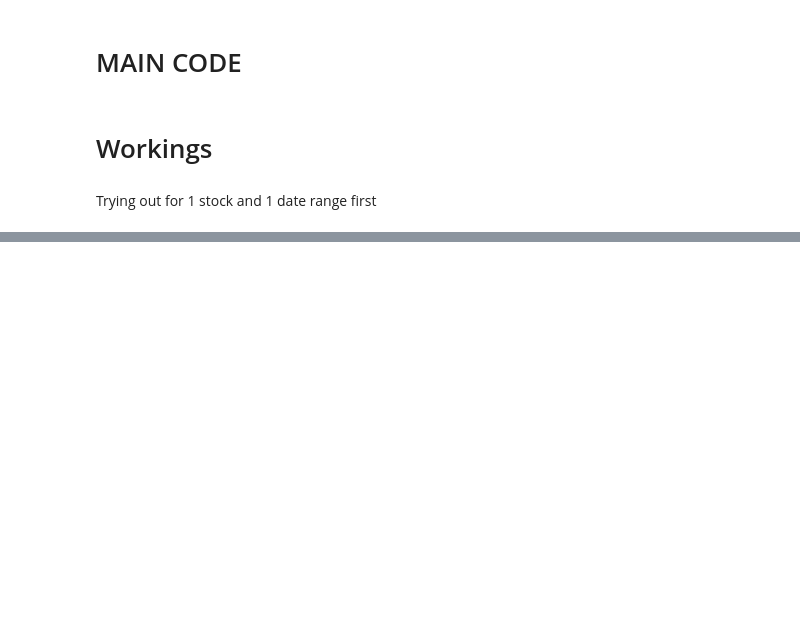
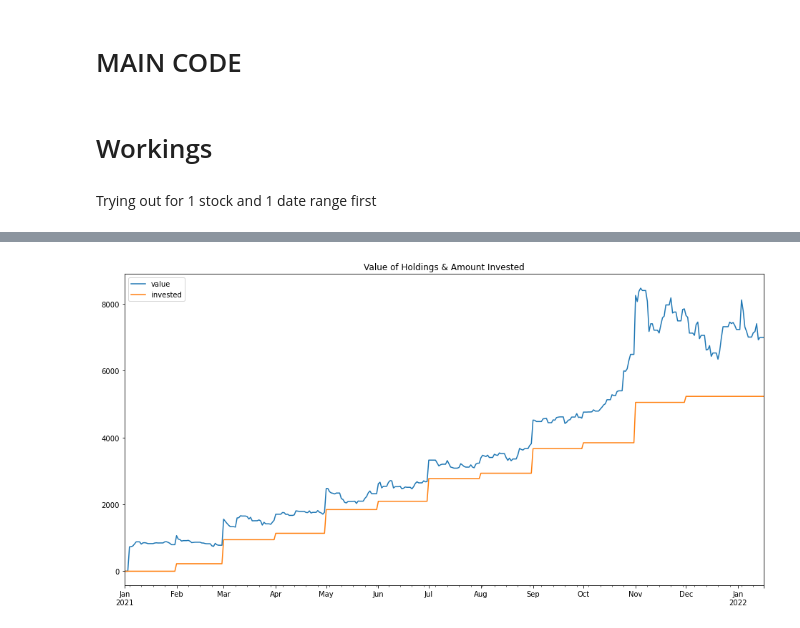
Before and after one commit to rayarka/simple-portfolio-tracker, a Jupyter notebook: portfoliotracker_workbook.ipynb, the cells around one changed output, grey strips where cells are left out. Drawn from its saved outputs; the diff is of its cells as text; code cells hidden in the pictures; blank space fills up the shorter version.

```diff
--- a/portfoliotracker_workbook.ipynb
+++ b/portfoliotracker_workbook.ipynb
@@ -159,0 +295,7 @@ plt.show()
+# %%
+holdingUpdateDf['total invested'] = 0
+holdingUpdateDf['total value'] = 0
+for ticker in tickers:
+    holdingUpdateDf['total invested'] += holdingUpdateDf[f'total cost of {ticker}']
+    holdingUpdateDf['total value'] += holdingUpdateDf[f'value of {ticker}']
+holdingUpdateDf
@@ -159,0 +316,11 @@ plt.show()
+# %%
+title = 'Value of Holdings & Amount Invested'
+holdingUpdateDf['total value'].plot(label = "value", figsize=(16,8), title = title)
+holdingUpdateDf['total invested'].plot(label = "invested")
+
+plt.legend()
+plt.show()
+
+holdingUpdateDf.to_csv("holdings_updated.csv")
+# %% [output]
+[figure, added]
```
Also changed, not shown: parts of 21 cells of this notebook, 2 other files.
